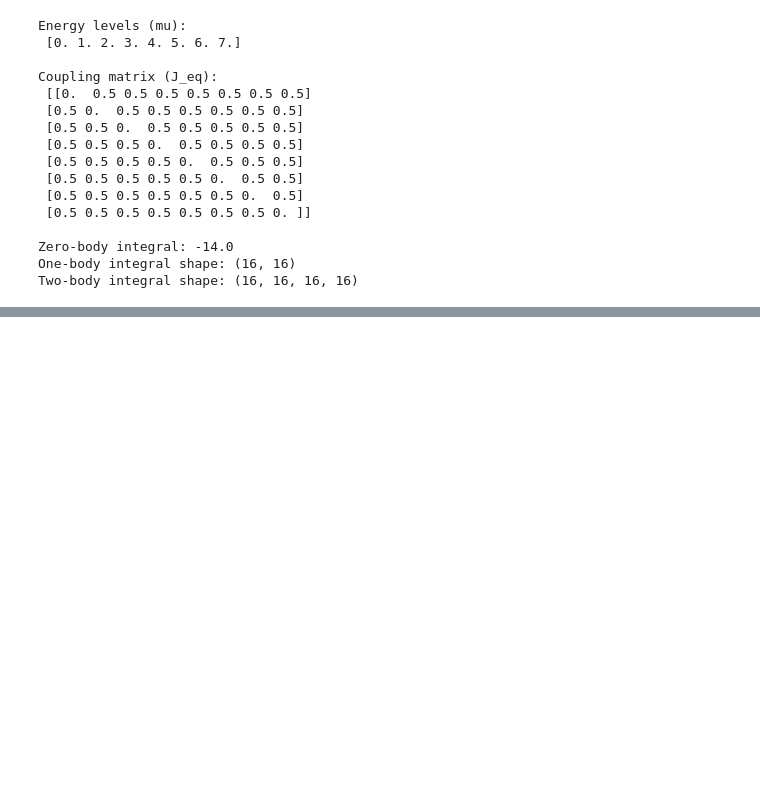
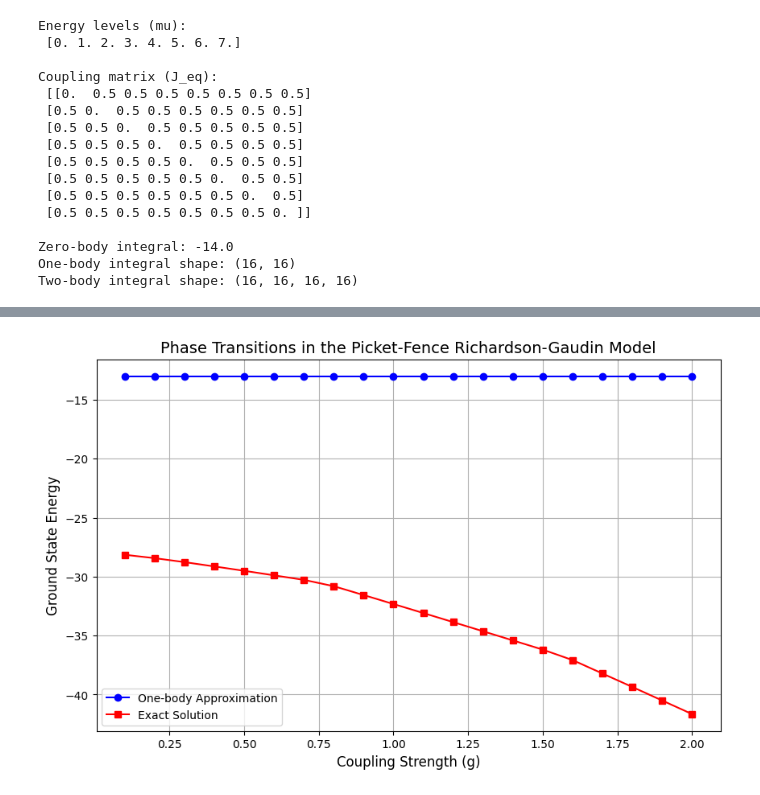
Before and after one commit to theochem/ModelHamiltonian, a Jupyter notebook: examples/picketf.ipynb, the cells around one changed output, grey strips where cells are left out. Cells and saved outputs as stored; diff of their text form; code cells hidden in the pictures; blank space fills up the shorter version.

```diff
--- a/examples/picketf.ipynb
+++ b/examples/picketf.ipynb
@@ -257,0 +337,82 @@ plt.show()
+# %%
+g_values = np.linspace(0.1, 2.0, 20)
+ground_state_energies = []  # One-body approximation
+exact_ground_energies = []  # Exact diagonalization
+zero_body_terms = []        # zero-body terms
+one_body_min_eigs = []      # minimum eigenvalues of one-body
+
+print("\nDiagnostic Data for Phase Transitions Analysis:")
+print("-" * 70)
+print(f"{'g_value':>10s} | {'Zero-Body':>10s} | {'Min One-Body':>12s} | {'One-Body Total':>14s} | {'Exact':>10s}")
+print("-" * 70)
+
+# Create spin operators once to be reused
+sigma_x = np.array([[0, 1], [1, 0]])
+sigma_y = np.array([[0, -1j], [1j, 0]])
+sigma_z = np.array([[1, 0], [0, -1]])
+I = np.array([[1, 0], [0, 1]])
+
+# Create spin operators for each site
+Sx_picket = [spin_operator(sigma_x, i, n_sites_picket) for i in range(n_sites_picket)]
+Sy_picket = [spin_operator(sigma_y, i, n_sites_picket) for i in range(n_sites_picket)]
+Sz_picket = [spin_operator(sigma_z, i, n_sites_picket) for i in range(n_sites_picket)]
+
+for g_val in g_values:
+
+    J_eq_g = np.full((n_sites_picket, n_sites_picket), g_val)
+    np.fill_diagonal(J_eq_g, 0)  # No self-interaction
+
+    # a new Hamiltonian with this specific coupling strength
+    ham_g = HamRG(mu=mu_picket, J_eq=J_eq_g)
+
+    # One-body approximation
+    h1_g = ham_g.generate_one_body_integral(dense=True)
+    e0_g = ham_g.generate_zero_body_integral()
+    eigenvals_g = np.sort(np.linalg.eigvals(h1_g))
+
+    # Store minimum eigenvalue for debugging
+    min_eig = np.min(eigenvals_g)
+    one_body_min_eigs.append(min_eig)
+    zero_body_terms.append(e0_g)
+
+    # Sum the lowest n_electrons eigenvalues and add zero-body term
+    one_body_energy = np.sum(eigenvals_g[:n_electrons]) + e0_g
+    ground_state_energies.append(one_body_energy)
+
+    H_g = np.zeros((2**n_sites_picket, 2**n_sites_picket), dtype=complex)
+
+    # Add Zeeman terms (these don't depend on g)
+    for i in range(n_sites_picket):
+        H_g += mu_picket[i] * Sz_picket[i]
+
+    # Add interaction terms with the specific g_val
+    for i in range(n_sites_picket):
+        for j in range(n_sites_picket):
+            if i != j:  # Skip self-interactions
+                # XY interaction (S+S-) = 0.5*(SxSx + SySy)
+                H_g += g_val * (Sx_picket[i] @ Sx_picket[j] + Sy_picket[i] @ Sy_picket[j])
+
+    # Calculate eigenvalues and get ground state energy
+    exact_eigenvalues_g = np.linalg.eigvalsh(H_g)
+    exact_ground_energy = np.min(exact_eigenvalues_g.real)
+    exact_ground_energies.append(exact_ground_energy)
+
+    # Print infos
+    print(f"{g_val:10.2f} | {e0_g:10.4f} | {min_eig:12.4f} | {one_body_energy:14.4f} | {exact_ground_energy:10.4f}")
+
+print("\nImproved data arrays for plotting (varying with g):")
+print("g_values =", g_values)
+print("ground_state_energies (one-body) =", ground_state_energies)
+print("exact_ground_energies =", exact_ground_energies)
+
+# Plot the ground state energy as a function of coupling strength
+plt.figure(figsize=(10, 6))
+plt.plot(g_values, ground_state_energies, 'o-', label='One-body Approximation', color='blue')
+plt.plot(g_values, exact_ground_energies, 's-', label='Exact Solution', color='red')
+plt.xlabel('Coupling Strength (g)', fontsize=12)
+plt.ylabel('Ground State Energy', fontsize=12)
+plt.title('Phase Transitions in the Picket-Fence Richardson-Gaudin Model', fontsize=14)
+plt.legend()
+plt.grid(True)
+plt.show()
+# %% [output]
@@ -257,0 +436 @@ plt.show()
+[figure, added]
```
Also changed, not shown: parts of 15 cells of this notebook.
